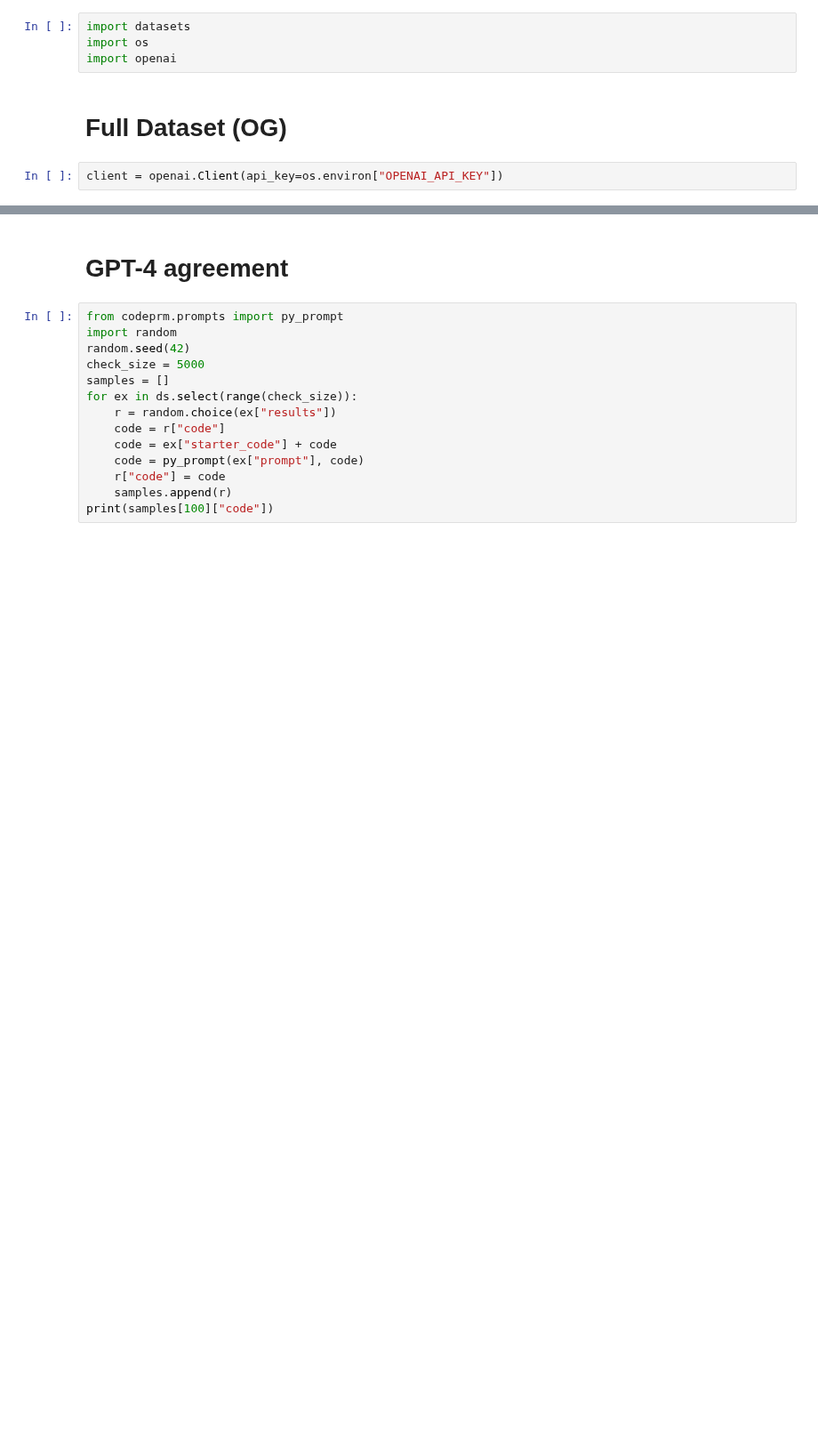
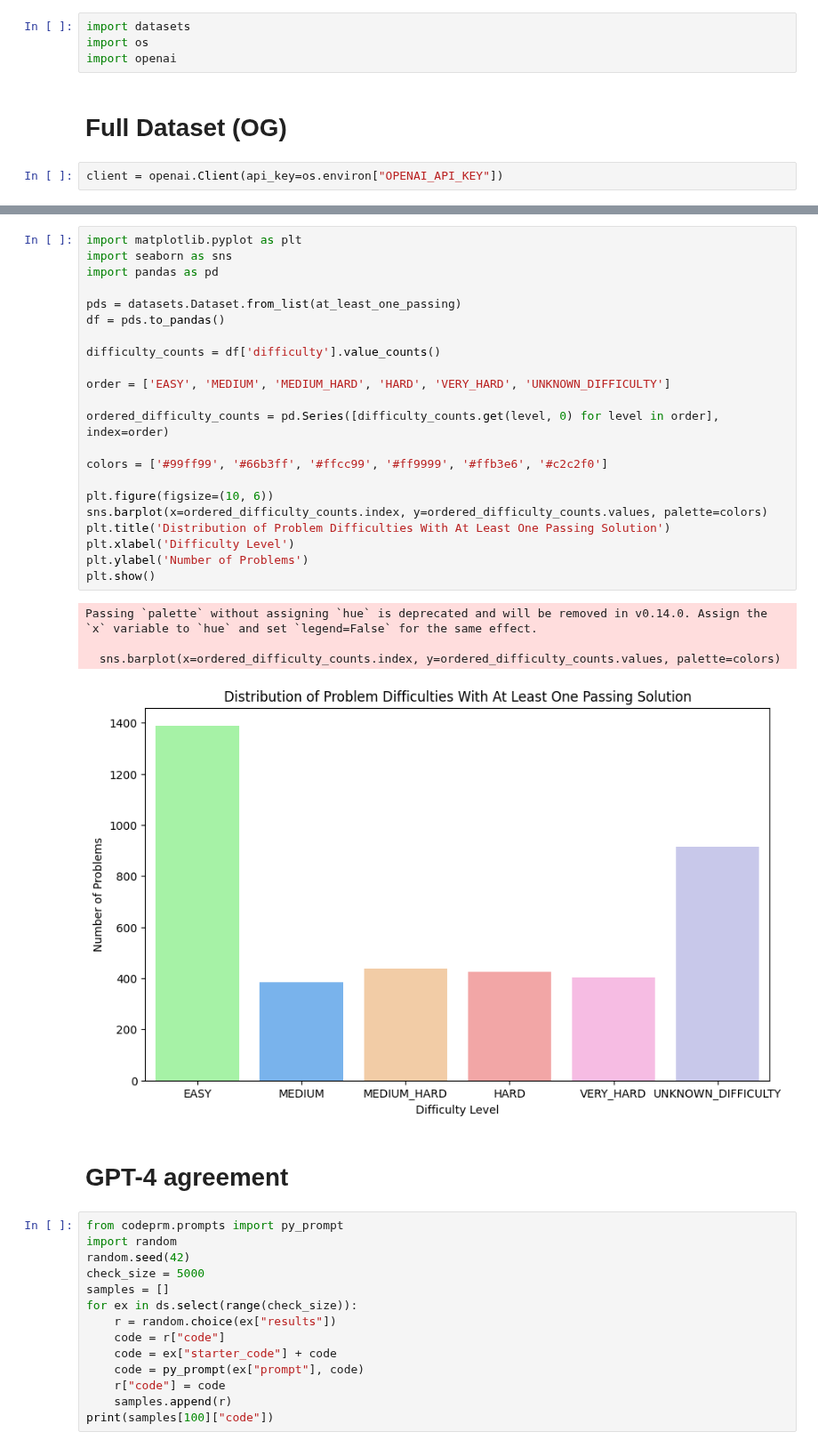
Before and after one commit to cassanof/CodeRM, a Jupyter notebook: codeprm/notebooks/orm_dataset_analysis.ipynb, the cells around one changed output, grey strips where cells are left out. Shown at 89% size. Cells and saved outputs as stored; diff of their text form; blank space fills up the shorter version.

```diff
--- a/codeprm/notebooks/orm_dataset_analysis.ipynb
+++ b/codeprm/notebooks/orm_dataset_analysis.ipynb
@@ -52,3 +77,30 @@ plt.show()
+# %%
+import matplotlib.pyplot as plt
+import seaborn as sns
+import pandas as pd
+
+pds = datasets.Dataset.from_list(at_least_one_passing)
+df = pds.to_pandas()
+
+difficulty_counts = df['difficulty'].value_counts()
+
+order = ['EASY', 'MEDIUM', 'MEDIUM_HARD', 'HARD', 'VERY_HARD', 'UNKNOWN_DIFFICULTY']
+
+ordered_difficulty_counts = pd.Series([difficulty_counts.get(level, 0) for level in order], index=order)
+
+colors = ['#99ff99', '#66b3ff', '#ffcc99', '#ff9999', '#ffb3e6', '#c2c2f0']
+
+plt.figure(figsize=(10, 6))
+sns.barplot(x=ordered_difficulty_counts.index, y=ordered_difficulty_counts.values, palette=colors)
+plt.title('Distribution of Problem Difficulties With At Least One Passing Solution')
+plt.xlabel('Difficulty Level')
+plt.ylabel('Number of Problems')
+plt.show()
+# %% [output]
+Passing `palette` without assigning `hue` is deprecated and will be removed in v0.14.0. Assign the `x` variable to `hue` and set `legend=False` for the same effect.
+
+  sns.barplot(x=ordered_difficulty_counts.index, y=ordered_difficulty_counts.values, palette=colors)
+[figure, added]
 # %% [markdown]
 # GPT-4 agreement
 # %%
```
Also changed, not shown: parts of 3 cells of this notebook, 1 other file.
